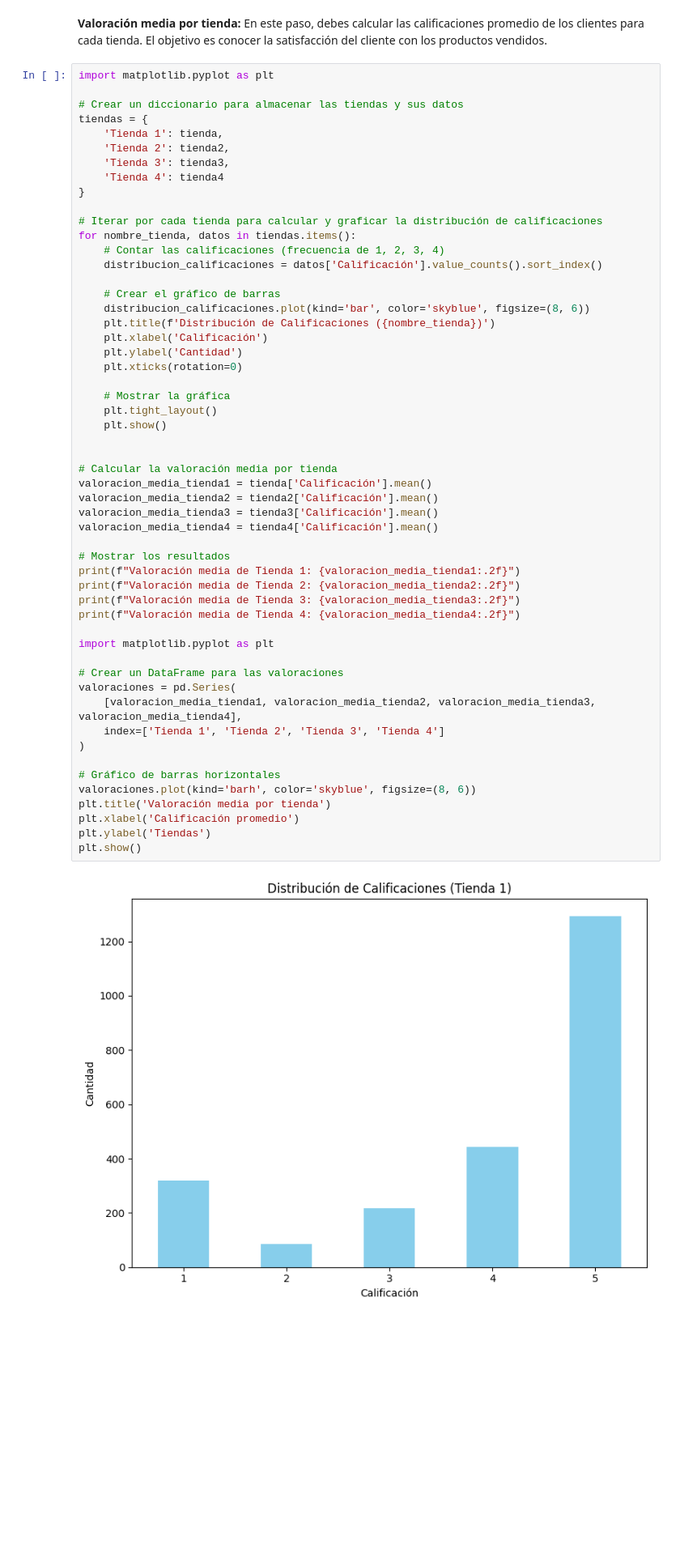
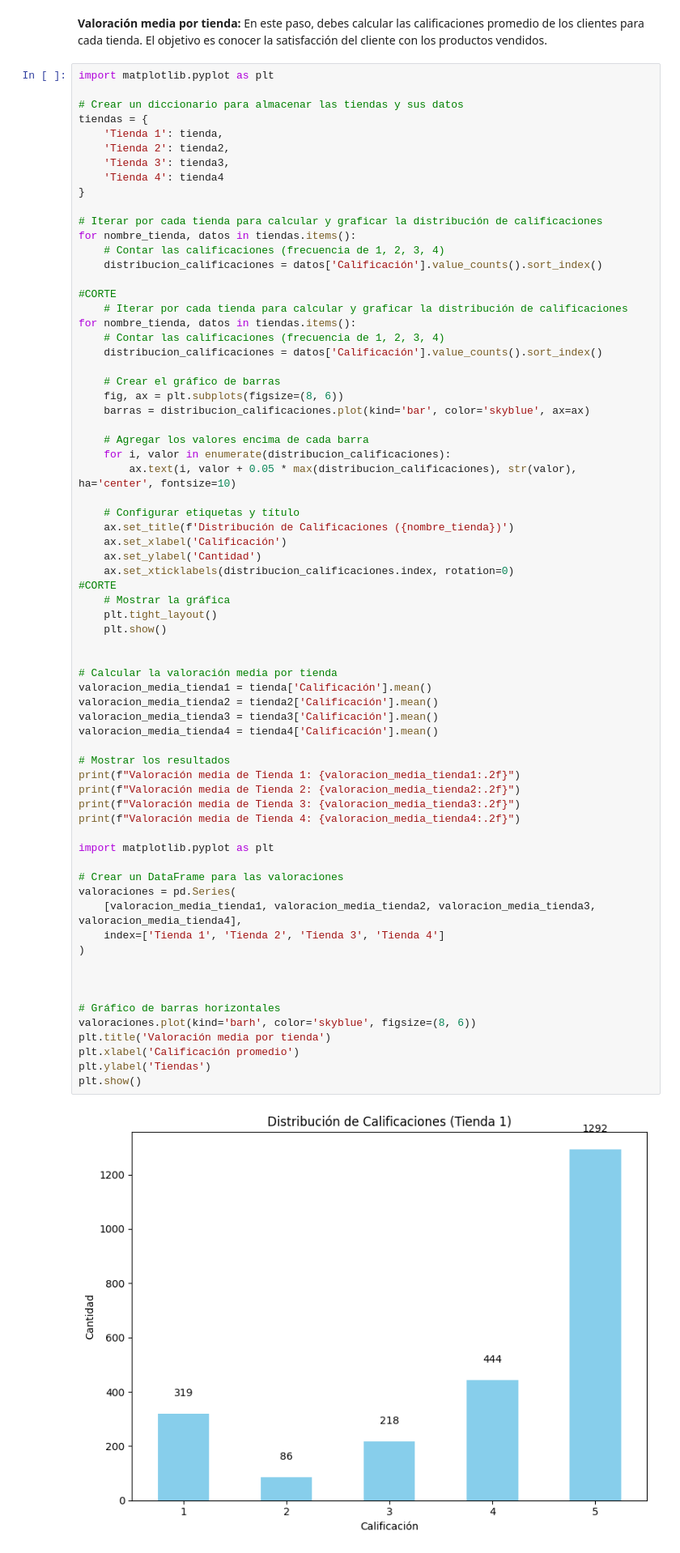
Before and after one commit to mauloredo/challenge-alura-store-mlp, a Jupyter notebook: AluraStoreLatam.ipynb, the cells around one changed output. Shown at 81% size. Drawn from its saved outputs; the diff is of its cells as text; blank space fills up the shorter version.

Commit message:
Se agregan totales a la gráfica de distribución de calificaciones

```diff
--- a/AluraStoreLatam.ipynb
+++ b/AluraStoreLatam.ipynb
@@ -256,43 +256,58 @@ for nombre_tienda, datos in tiendas.items():
     # Contar las calificaciones (frecuencia de 1, 2, 3, 4)
     distribucion_calificaciones = datos['Calificación'].value_counts().sort_index()
 
+#CORTE
+    # Iterar por cada tienda para calcular y graficar la distribución de calificaciones
+for nombre_tienda, datos in tiendas.items():
+    # Contar las calificaciones (frecuencia de 1, 2, 3, 4)
+    distribucion_calificaciones = datos['Calificación'].value_counts().sort_index()
+
     # Crear el gráfico de barras
-    distribucion_calificaciones.plot(kind='bar', color='skyblue', figsize=(8, 6))
-    plt.title(f'Distribución de Calificaciones ({nombre_tienda})')
-    plt.xlabel('Calificación')
-    plt.ylabel('Cantidad')
-    plt.xticks(rotation=0)
+    fig, ax = plt.subplots(figsize=(8, 6))
+    barras = distribucion_calificaciones.plot(kind='bar', color='skyblue', ax=ax)
 
+    # Agregar los valores encima de cada barra
+    for i, valor in enumerate(distribucion_calificaciones):
+        ax.text(i, valor + 0.05 * max(distribucion_calificaciones), str(valor), ha='center', fontsize=10)
+
+    # Configurar etiquetas y título
+    ax.set_title(f'Distribución de Calificaciones ({nombre_tienda})')
+    ax.set_xlabel('Calificación')
+    ax.set_ylabel('Cantidad')
+    ax.set_xticklabels(distribucion_calificaciones.index, rotation=0)
+#CORTE
     # Mostrar la gráfica
     plt.tight_layout()
     plt.show()
 
 
 # Calcular la valoración media por tienda
 valoracion_media_tienda1 = tienda['Calificación'].mean()
 valoracion_media_tienda2 = tienda2['Calificación'].mean()
 valoracion_media_tienda3 = tienda3['Calificación'].mean()
 valoracion_media_tienda4 = tienda4['Calificación'].mean()
 
 # Mostrar los resultados
 print(f"Valoración media de Tienda 1: {valoracion_media_tienda1:.2f}")
 print(f"Valoración media de Tienda 2: {valoracion_media_tienda2:.2f}")
 print(f"Valoración media de Tienda 3: {valoracion_media_tienda3:.2f}")
 print(f"Valoración media de Tienda 4: {valoracion_media_tienda4:.2f}")
 
 import matplotlib.pyplot as plt
 
 # Crear un DataFrame para las valoraciones
 valoraciones = pd.Series(
     [valoracion_media_tienda1, valoracion_media_tienda2, valoracion_media_tienda3, valoracion_media_tienda4],
     index=['Tienda 1', 'Tienda 2', 'Tienda 3', 'Tienda 4']
 )
 
+
+
 # Gráfico de barras horizontales
 valoraciones.plot(kind='barh', color='skyblue', figsize=(8, 6))
 plt.title('Valoración media por tienda')
 plt.xlabel('Calificación promedio')
 plt.ylabel('Tiendas')
 plt.show()
 # %% [output]
-[figure, old version]
+[figure, new version]
```
Also changed, not shown: parts of 1 cell of this notebook.
